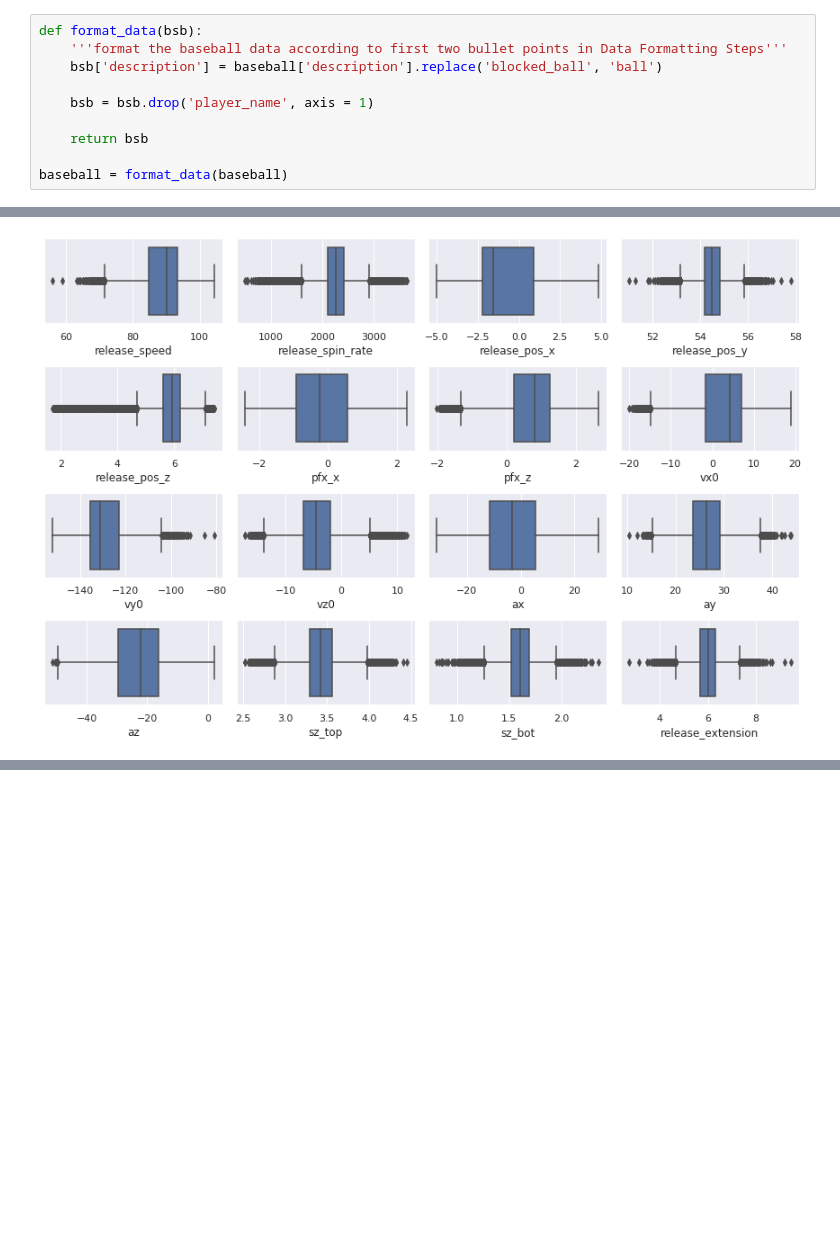
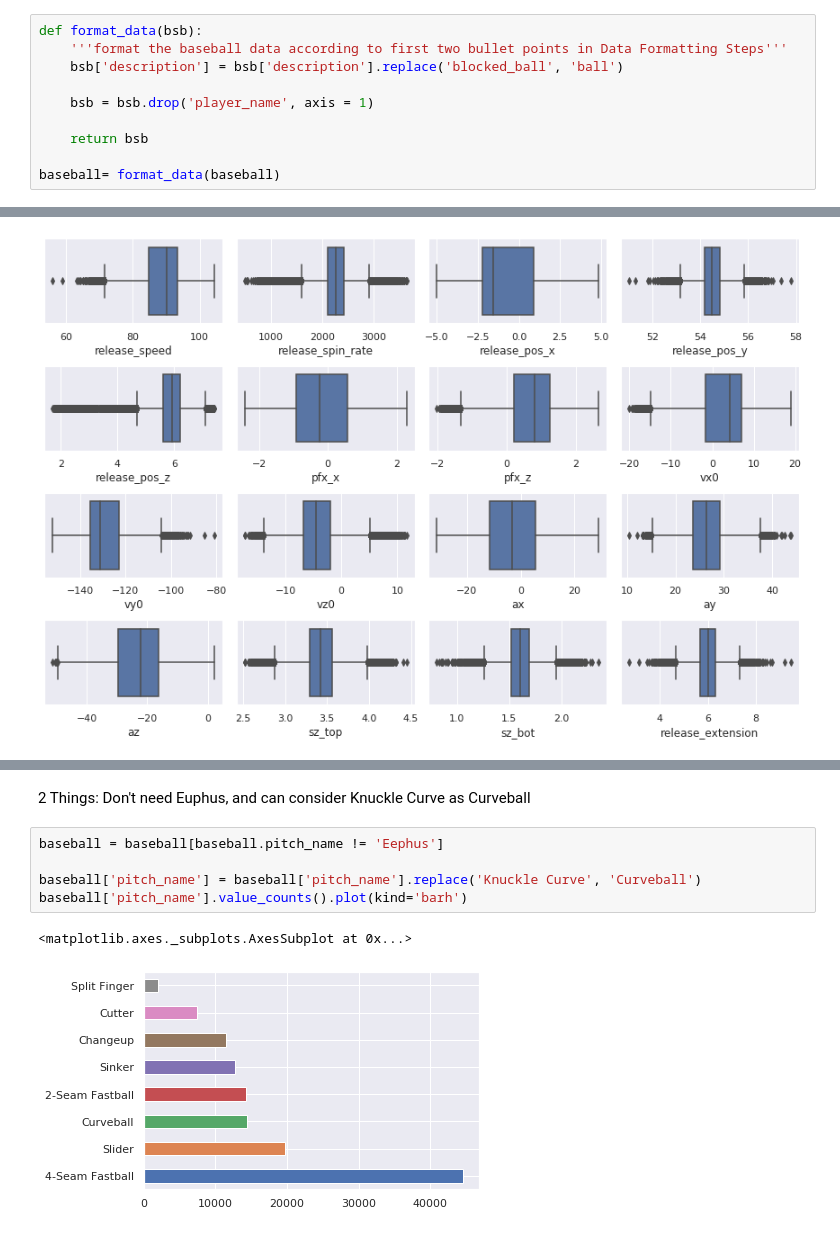
Before and after one commit to khickey25/Capstone-Project, a Jupyter notebook: Baseball_Data/Baseball_base_pipeline.ipynb, the cells around one changed output, grey strips where cells are left out. Drawn from its saved outputs; the diff is of its cells as text; blank space fills up the shorter version.

```diff
--- a/Baseball_Data/Baseball_base_pipeline.ipynb
+++ b/Baseball_Data/Baseball_base_pipeline.ipynb
@@ -139,13 +134,13 @@ baseball.head()
 # %%
 def format_data(bsb):
     '''format the baseball data according to first two bullet points in Data Formatting Steps'''
-    bsb['description'] = baseball['description'].replace('blocked_ball', 'ball')
+    bsb['description'] = bsb['description'].replace('blocked_ball', 'ball')
 
     bsb = bsb.drop('player_name', axis = 1)
 
     return bsb
 
-baseball = format_data(baseball)
+baseball= format_data(baseball)
 # %%
 baseball.tail(3)
 # %% [output]
@@ -307,0 +299,10 @@ visualize tree
+# %% [markdown]
+2 Things: Don't need Euphus, and can consider Knuckle Curve as Curveball
+# %%
+baseball = baseball[baseball.pitch_name != 'Eephus']
+
+baseball['pitch_name'] = baseball['pitch_name'].replace('Knuckle Curve', 'Curveball')
+baseball['pitch_name'].value_counts().plot(kind='barh')
+# %% [output]
+<matplotlib.axes._subplots.AxesSubplot at 0x...>
+[figure, added]
```
Also changed, not shown: parts of 21 cells of this notebook, 1 other file.
